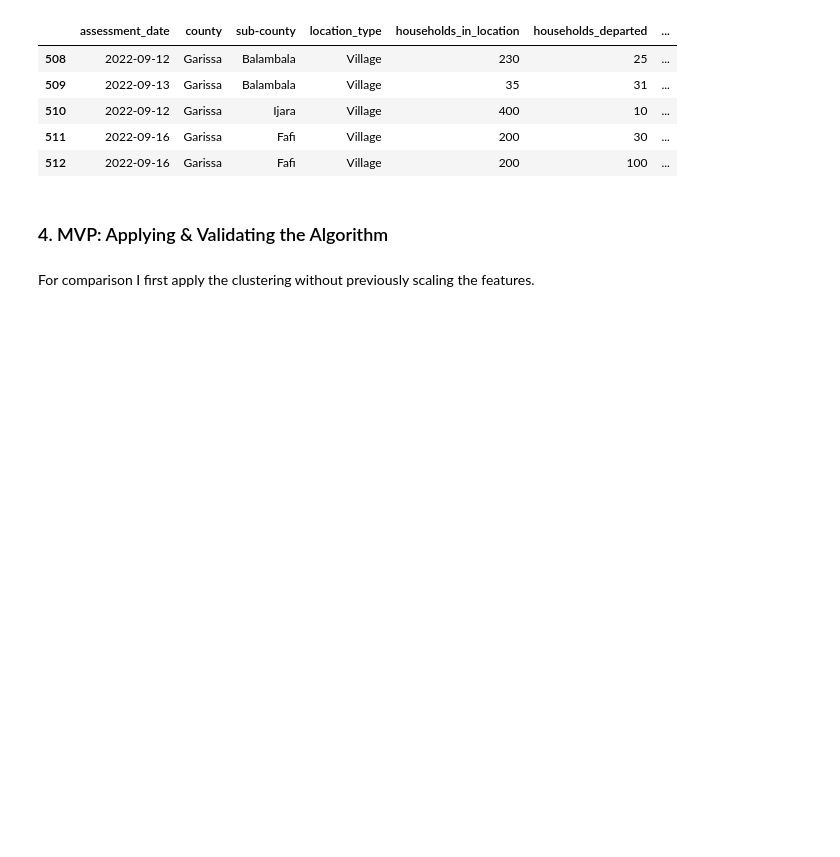
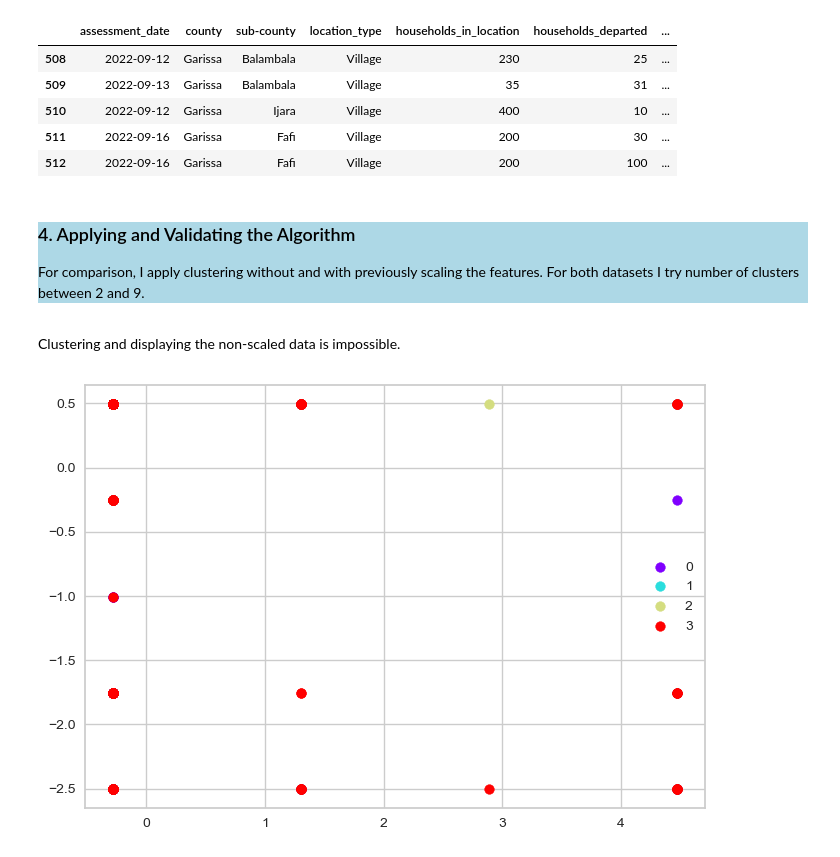
Before and after one commit to ieumann/displacement-and-mobility-northern-kenya, a Jupyter notebook: Analysing and Evaluating Mobility in Northern Kenya.ipynb, the cells around one changed output. Saved outputs shown, nothing was run; the diff lists cells and outputs as text; code cells hidden in the pictures; blank space fills up the shorter version.

```diff
--- a/Analysing and Evaluating Mobility in Northern Kenya.ipynb
+++ b/Analysing and Evaluating Mobility in Northern Kenya.ipynb
@@ -483,9 +527,9 @@ data_cleaned.head()
 # %%
 data_cleaned.to_csv('data_cleaned.csv')
 # %% [markdown]
-### 4. MVP: Applying & Validating the Algorithm
+<div style="background-color:#ADD8E6">
+<h3> 4. Applying and Validating the Algorithm </h3>
+<p> For comparison, I apply clustering without and with previously scaling the features. For both datasets I try number of clusters between 2 and 9. </p>
-# %% [markdown]
-For comparison I first apply the clustering without previously scaling the features.
 # %%
 # selecting the columns that most likely are drivers for mobility in the region
 
@@ -520,0 +588,19 @@ reasons_for_mobility['cluster'] = clusters
+# %% [markdown]
+Clustering and displaying the non-scaled data is impossible.
+# %%
+# data = scaled, k = 4, plot = 2d
+
+labels = np.unique(clusters)
+
+colors = cm.rainbow(np.linspace(0, 1, len(labels)))
+
+for i, color in zip(labels, colors):
+    plt.scatter(drivers_scaled[clusters == i , 0],
+                drivers_scaled[clusters == i , 1],
+                color=color,
+                label=i)
+
+plt.legend()
+plt.show()
+# %% [output]
+[figure, added]
```
Also changed, not shown: parts of 50 cells of this notebook, 1 other file.
